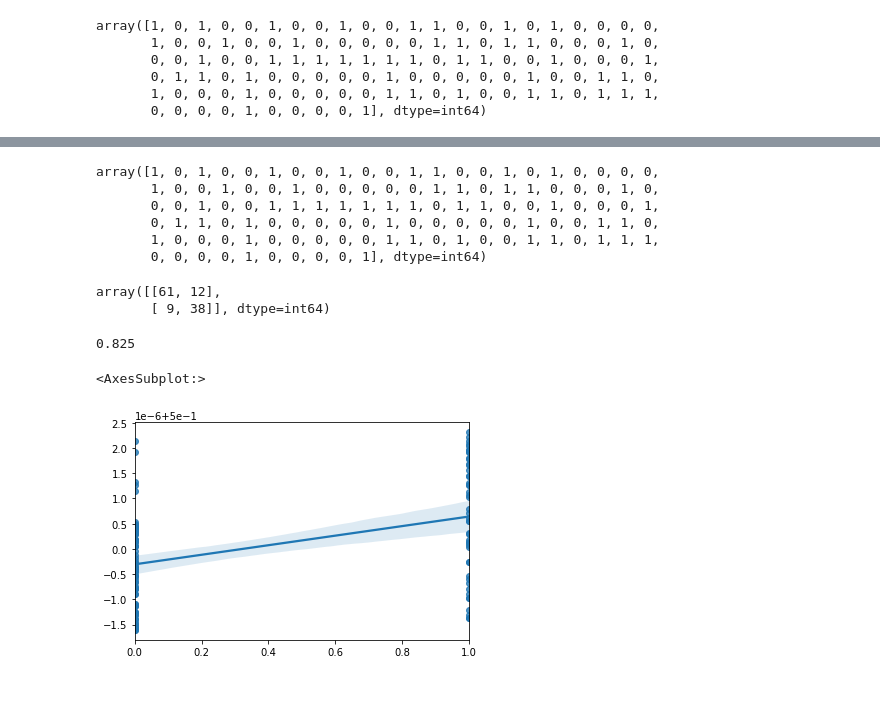
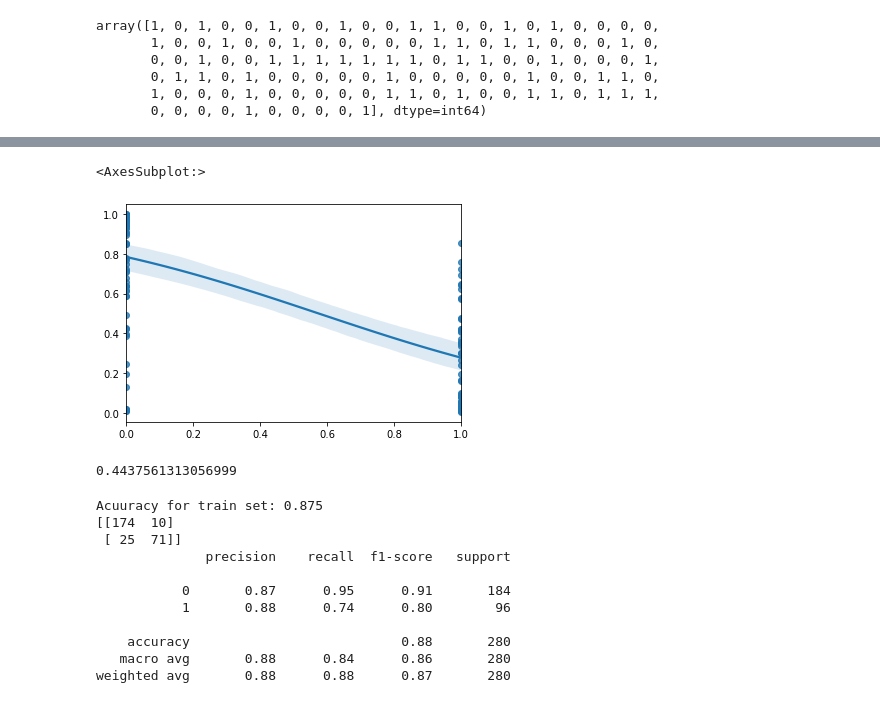
Before and after one commit to devarakondasaiteja/Machine_Learning, a Jupyter notebook: ML_Supervised Learning Algorithms/Logistic Regression/D-- Logistic Regression.ipynb, the cells around one changed output, grey strips where cells are left out. Saved outputs shown, nothing was run; the diff lists cells and outputs as text; code cells hidden in the pictures.

```diff
--- a/ML_Supervised Learning Algorithms/Logistic Regression/D-- Logistic Regression.ipynb
+++ b/ML_Supervised Learning Algorithms/Logistic Regression/D-- Logistic Regression.ipynb
@@ -308,23 +189,9 @@ array([[0.50000056, 0.49999944],
-# %%
-y_test
-# %% [output]
-array([1, 0, 1, 0, 0, 1, 0, 0, 1, 0, 0, 1, 1, 0, 0, 1, 0, 1, 0, 0, 0, 0,
-       1, 0, 0, 1, 0, 0, 1, 0, 0, 0, 0, 0, 1, 1, 0, 1, 1, 0, 0, 0, 1, 0,
-       0, 0, 1, 0, 0, 1, 1, 1, 1, 1, 1, 1, 0, 1, 1, 0, 0, 1, 0, 0, 0, 1,
-       0, 1, 1, 0, 1, 0, 0, 0, 0, 0, 1, 0, 0, 0, 0, 0, 1, 0, 0, 1, 1, 0,
-       1, 0, 0, 0, 1, 0, 0, 0, 0, 0, 1, 1, 0, 1, 0, 0, 1, 1, 0, 1, 1, 1,
-       0, 0, 0, 0, 1, 0, 0, 0, 0, 1], dtype=int64)
-# %%
-confusion_matrix(y_test,y_pred1)
-# %% [output]
-array([[61, 12],
-       [ 9, 38]], dtype=int64)
-# %%
-accuracy_score(y_test, y_pred1)
-# %% [output]
-0.825
-# %%
-sns.regplot(y_test , y_pred_prob1[:,0] , logistic = True)
-# %% [output]
-<AxesSubplot:>
-[figure, removed]
+# %%
+sns.regplot(y_test , y_pred_prob[:,0] , logistic = True)
+# %% [output]
+<AxesSubplot:>
+[figure, added]
+# %%
+log_loss(y_test, y_pred_prob)
+# %% [output]
+0.4437561313056999
@@ -330,0 +203,17 @@ sns.regplot(y_test , y_pred_prob1[:,0] , logistic = True)
+# %%
+#TRAIN SET
+print("Acuuracy for train set:",accuracy_score(y_train,y_train_lr))
+print(confusion_matrix(y_train,y_train_lr))
+print(classification_report(y_train,y_train_lr))
+# %% [output]
+Acuuracy for train set: 0.875
+[[174  10]
+ [ 25  71]]
+              precision    recall  f1-score   support
+
+           0       0.87      0.95      0.91       184
+           1       0.88      0.74      0.80        96
+
+    accuracy                           0.88       280
+   macro avg       0.88      0.84      0.86       280
+weighted avg       0.88      0.88      0.87       280
```
Also changed, not shown: parts of 26 cells of this notebook.
